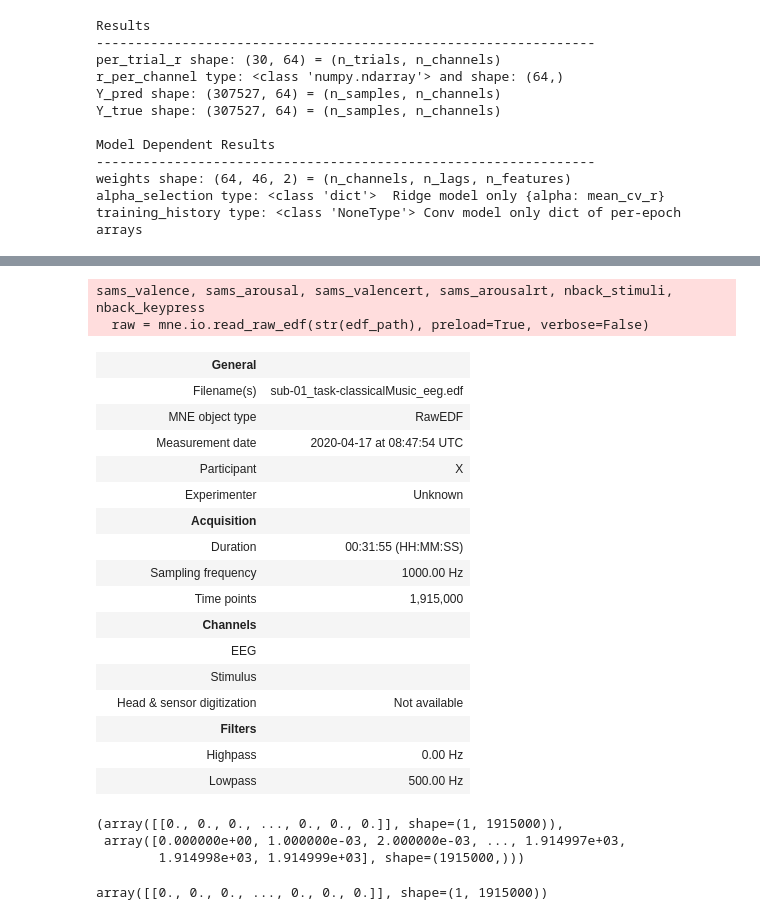
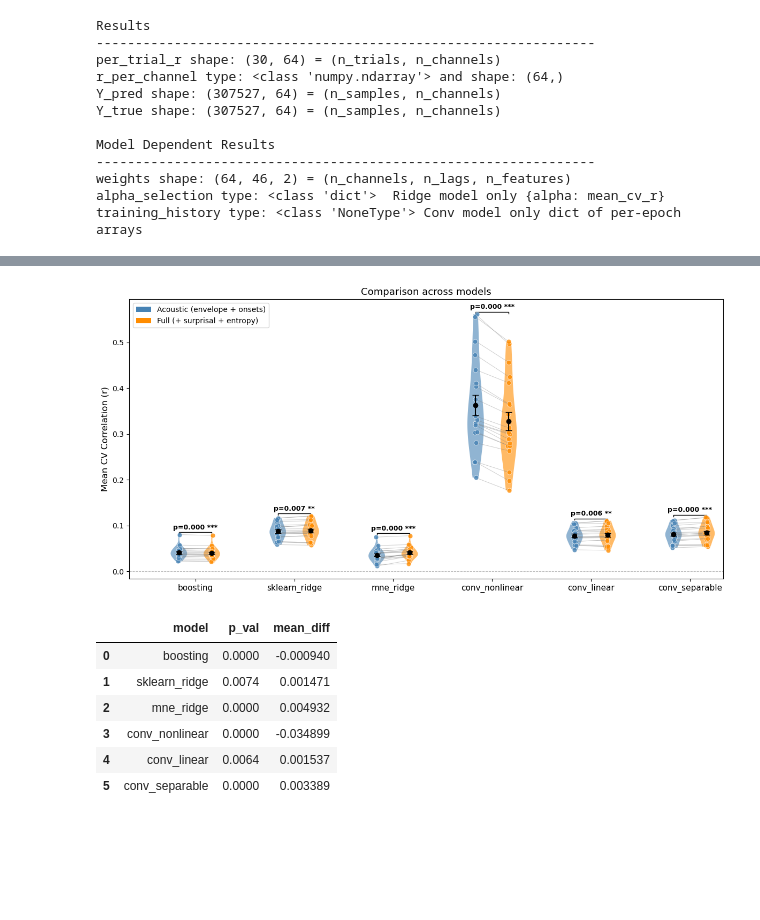
Before and after one commit to pereiraa10/SigMA-IDyOMpy, a Jupyter notebook: TRF/experiments/run_models.ipynb, the cells around one changed output, grey strips where cells are left out. Saved outputs shown, nothing was run; the diff lists cells and outputs as text; code cells hidden in the pictures; blank space fills up the shorter version.

```diff
--- a/TRF/experiments/run_models.ipynb
+++ b/TRF/experiments/run_models.ipynb
@@ -687,34 +571,12 @@ These channels might be dead.
-# %%
-
-raw = mne.io.read_raw_edf(str(edf_path), preload=True, verbose=False)
-raw
-# %% [output]
-sams_valence, sams_arousal, sams_valencert, sams_arousalrt, nback_stimuli, nback_keypress
-  raw = mne.io.read_raw_edf(str(edf_path), preload=True, verbose=False)
-|  | General |  |
-|  | Filename(s) | sub-01_task-classicalMusic_eeg.edf |
-|  | MNE object type | RawEDF |
-|  | Measurement date | 2020-04-17 at 08:47:54 UTC |
-|  | Participant | X |
-|  | Experimenter | Unknown |
-|  | Acquisition |  |
-|  | Duration | 00:31:55 (HH:MM:SS) |
-|  | Sampling frequency | 1000.00 Hz |
-|  | Time points | 1,915,000 |
-|  | Channels |  |
-|  | EEG |  |
-|  | Stimulus |  |
-|  | Head & sensor digitization | Not available |
-|  | Filters |  |
-|  | Highpass | 0.00 Hz |
-|  | Lowpass | 500.00 Hz |
-# %%
-raw['trialtype']
-# %% [output]
-(array([[0., 0., 0., ..., 0., 0., 0.]], shape=(1, 1915000)),
- array([0.000000e+00, 1.000000e-03, 2.000000e-03, ..., 1.914997e+03,
-        1.914998e+03, 1.914999e+03], shape=(1915000,)))
-# %%
-raw['music'][0]
-# %% [output]
-array([[0., 0., 0., ..., 0., 0., 0.]], shape=(1, 1915000))
+# %%
+# Compare the mean correlation values per model when evaluated across all 20 subjects
+plot_model_comparison()
+# %% [output]
+[figure, added]
+|  | model | p_val | mean_diff |
+| 0 | boosting | 0.0000 | -0.000940 |
+| 1 | sklearn_ridge | 0.0074 | 0.001471 |
+| 2 | mne_ridge | 0.0000 | 0.004932 |
+| 3 | conv_nonlinear | 0.0000 | -0.034899 |
+| 4 | conv_linear | 0.0064 | 0.001537 |
+| 5 | conv_separable | 0.0000 | 0.003389 |
```
Also changed, not shown: parts of 25 cells of this notebook.
